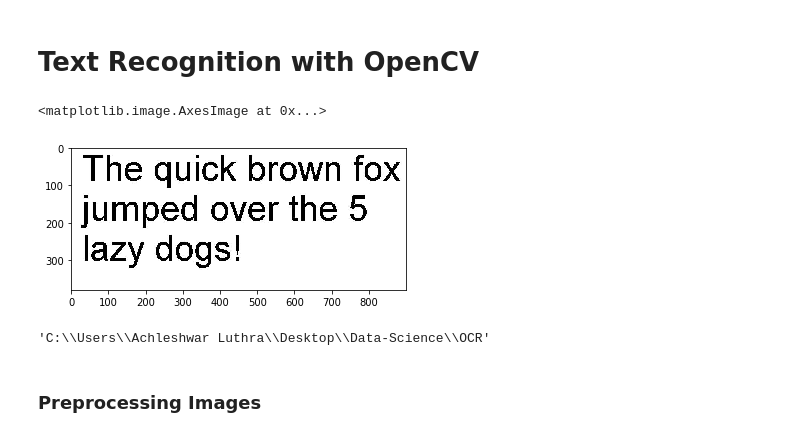
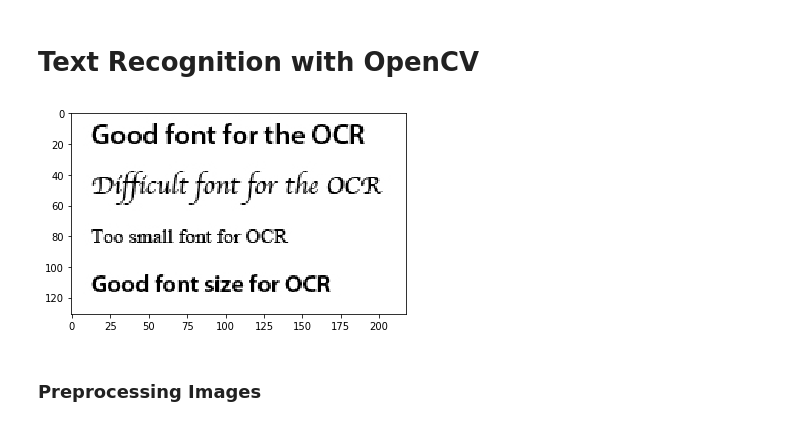
Before and after one commit to Achleshwar/OpticalCharacterRecognition, a Jupyter notebook: Text Detection with OpenCV.ipynb, the cells around one changed output. Cells and saved outputs as stored; diff of their text form; code cells hidden in the pictures.

```diff
--- a/Text Detection with OpenCV.ipynb
+++ b/Text Detection with OpenCV.ipynb
@@ -10,14 +10,10 @@ im = cv2.imread('./images/test1.jpg')
 cv2.imshow('ImageWindow',im)
 cv2.waitKey(0); #the ouput appears in a seperate pop-up window
 # %%
-plt.imshow(im) #use plt to preview the image within notebook
+im = cv2.imread('./images/test3.jpg')
+plt.imshow(im); #use plt to preview the image within notebook
 # %% [output]
-<matplotlib.image.AxesImage at 0x...>
-[figure, old version]
+[figure, new version]
-# %%
-pwd
-# %% [output]
-'C:\\Users\\Achleshwar Luthra\\Desktop\\Data-Science\\OCR'
 # %% [markdown]
 ### Preprocessing Images
 # %%
```
Also changed, not shown: parts of 15 cells of this notebook.
